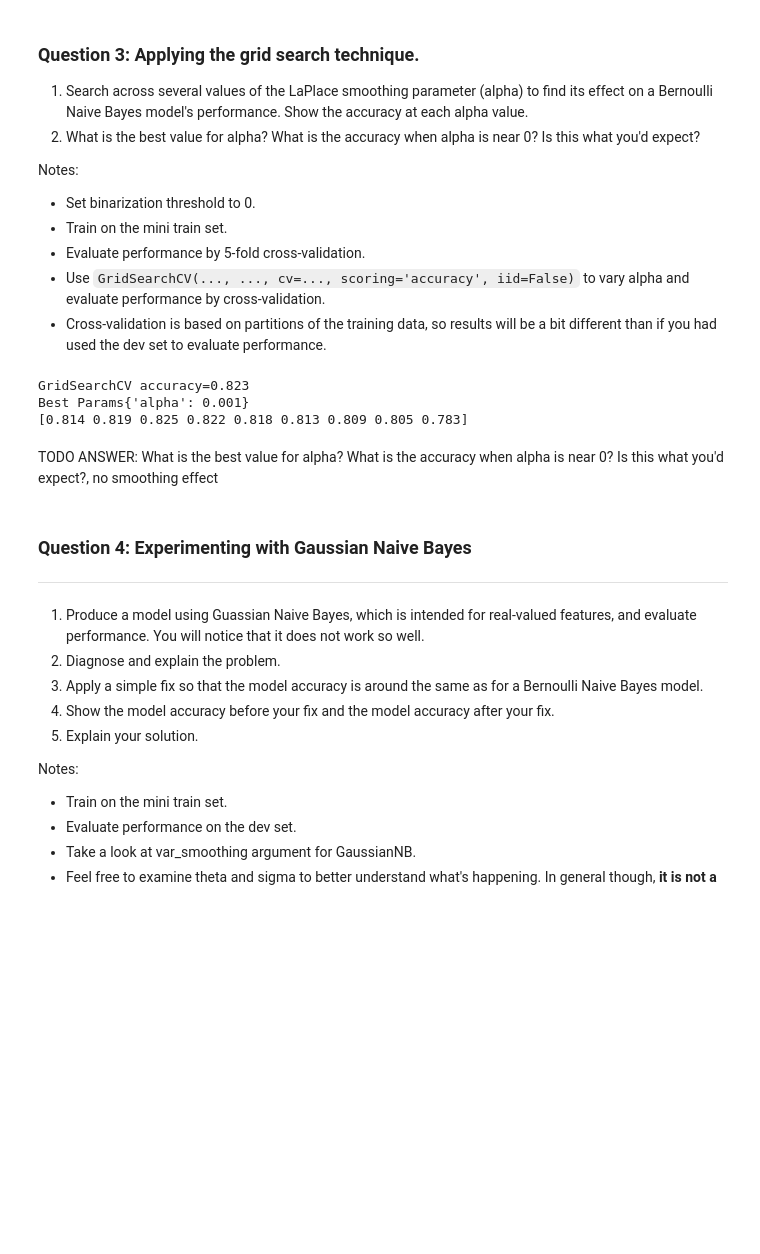
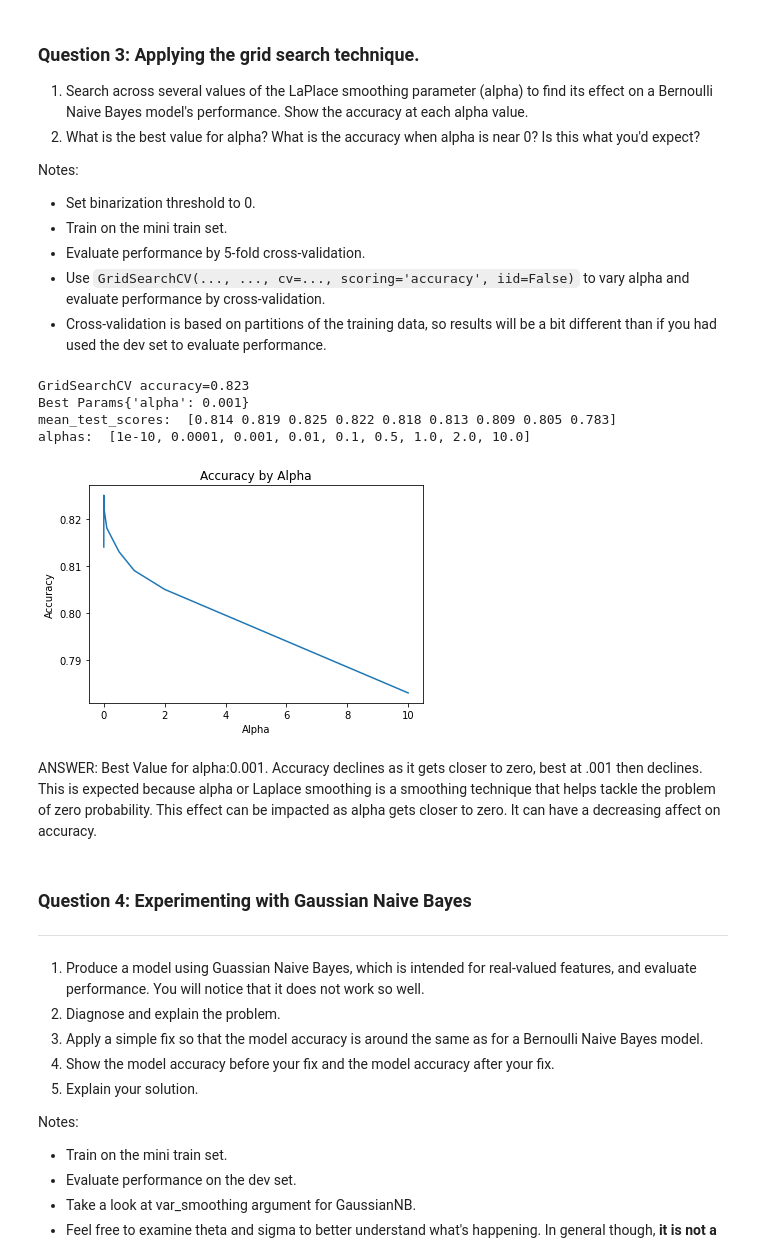
Before and after one commit to ssburgan/w207_coursework, a Jupyter notebook: Sybil_SantosBurgan_project2.ipynb, the cells around one changed output. Saved outputs shown, nothing was run; the diff lists cells and outputs as text; code cells hidden in the pictures; blank space fills up the shorter version.

```diff
--- a/Sybil_SantosBurgan_project2.ipynb
+++ b/Sybil_SantosBurgan_project2.ipynb
@@ -286,47 +285,51 @@ Notes:
 # %%
 def Q3(alphas):
 
 ### STUDENT START ###
     #Set binarization threshold to 0.
-    binarized_train_data = binarize(mini_train_data, 0)
+    #binarized_train_data = binarize(mini_train_data, 0)
     binarized_dev_data = binarize(dev_data, 0)
 
-
-    #params = []
-    #params = params.append(alphas.get("alpha"))
-
-    gs = GridSearchCV(estimator = BernoulliNB(),
+    gs = GridSearchCV(estimator = BernoulliNB(binarize=0),
                       param_grid = alphas,
                       scoring='accuracy'
-                      #,verbose = 3
                      )
 
-    gs.fit(binarized_train_data, mini_train_labels)
-
-
+    gs.fit(mini_train_data, mini_train_labels)
 
     #Evaluate performance on the dev set.
     pred = gs.predict(binarized_dev_data)
 
     #Evaluate performance on the dev set.
     acc = gs.score(binarized_dev_data, dev_labels)
-    #print('===== Classification report for BernoulliNB =====')
+
     print(f"GridSearchCV accuracy={acc}")
-    #print(classification_report(dev_labels,pred))
+
+    # extract best estimator
     print( "Best Params" + str(gs.best_params_))
-    # extract best estimator
-    print(gs.cv_results_["mean_test_score"])
-    plt.plot(alphas['alpha'])
+
+    print("mean_test_scores: ", gs.cv_results_["mean_test_score"])
+    print("alphas: ", alphas['alpha'])
+
+    plt.figure()
+    plt.plot(alphas['alpha'],gs.cv_results_["mean_test_score"])
+    plt.title('Accuracy by Alpha')
+    plt.xlabel('Alpha')
+    plt.ylabel('Accuracy')
+
+
 ### STUDENT END ###
 
 alphas = {'alpha': [1.0e-10, 0.0001, 0.001, 0.01, 0.1, 0.5, 1.0, 2.0, 10.0]}
 Q3(alphas)
 # %% [output]
 GridSearchCV accuracy=0.823
 Best Params{'alpha': 0.001}
-[0.814 0.819 0.825 0.822 0.818 0.813 0.809 0.805 0.783]
+mean_test_scores:  [0.814 0.819 0.825 0.822 0.818 0.813 0.809 0.805 0.783]
+alphas:  [1e-10, 0.0001, 0.001, 0.01, 0.1, 0.5, 1.0, 2.0, 10.0]
+[figure, added]
-# %% [markdown]
-TODO ANSWER: What is the best value for alpha? What is the accuracy when alpha is near 0? Is this what you'd expect?, no smoothing effect
+# %% [markdown]
+ANSWER: Best Value for alpha:0.001. Accuracy declines as it gets closer to zero, best at .001 then declines. This is expected because alpha or Laplace smoothing is a smoothing technique that helps tackle the problem of zero probability. This effect can be impacted as alpha gets closer to zero. It can have a decreasing affect on accuracy.
 # %% [markdown]
 ### Question 4: Experimenting with Gaussian Naive Bayes
 ---
```
Also changed, not shown: parts of 15 cells of this notebook.
